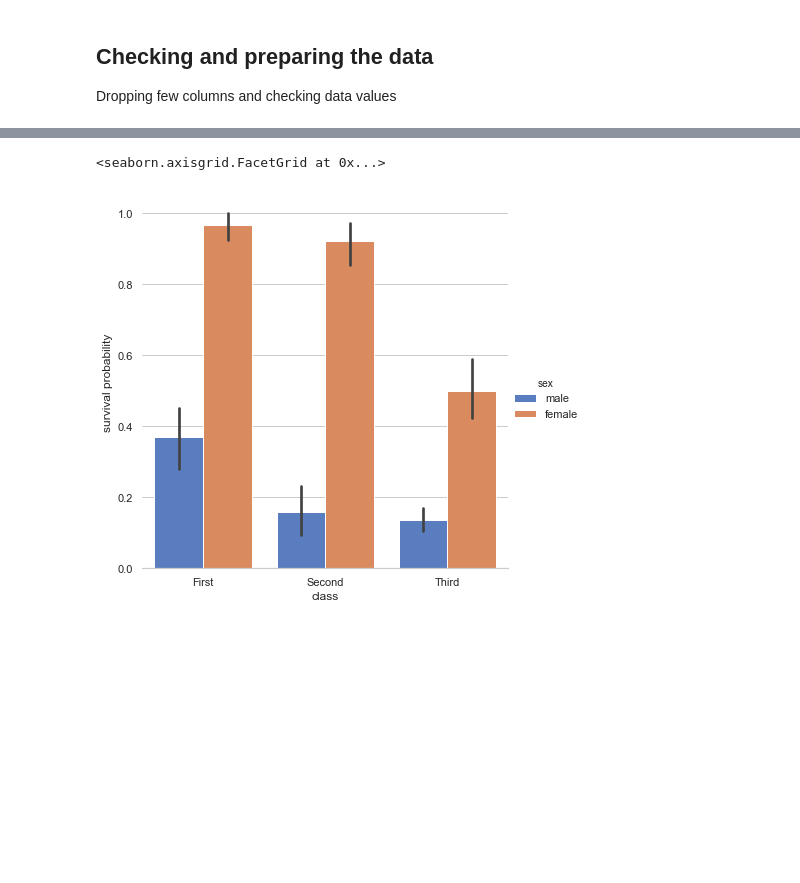
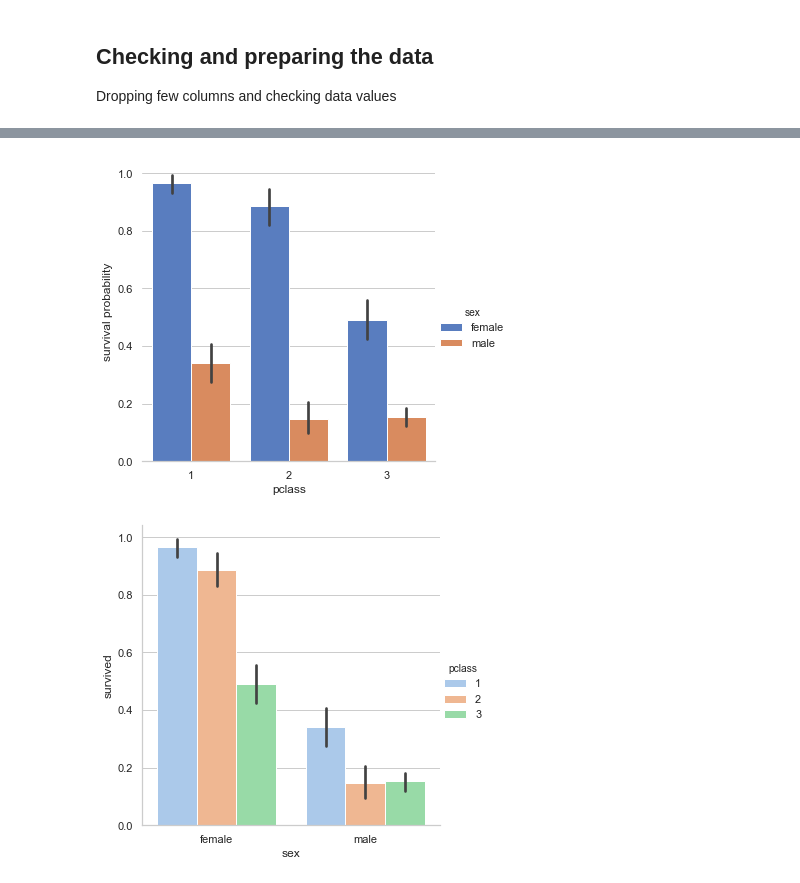
Before and after one commit to antoinedme/titanic-dataset-ml, a Jupyter notebook: Titanic-MachineLearning.ipynb, the cells around one changed output, grey strips where cells are left out. Drawn from its saved outputs; the diff is of its cells as text; code cells hidden in the pictures; blank space fills up the shorter version.

Commit message:
Checking the data

```diff
--- a/Titanic-MachineLearning.ipynb
+++ b/Titanic-MachineLearning.ipynb
@@ -97,14 +97,15 @@ titanic.head()
 # %%
 # Use Seaborn to visualize survived male and female per class in grouped barplots
 
 import seaborn as sns
 sns.set(style="whitegrid")
 
 # Draw a nested barplot to show survival for class and sex
-g = sns.catplot(x="class", y="survived", hue="sex", data=titanic,
-                height=6, kind="bar", palette="muted")
+g = sns.catplot(x="pclass", y="survived", hue="sex", data=titanic,
+                height=5, kind="bar", palette="muted")
 g.despine(left=True)
 g.set_ylabels("survival probability")
+sns.catplot(x="sex", y="survived", hue="pclass", kind="bar", palette="pastel", data=titanic);
 # %% [output]
-<seaborn.axisgrid.FacetGrid at 0x...>
-[figure, old version]
+[figure, new version]
+[figure, added]
```
Also changed, not shown: parts of 3 cells of this notebook.
